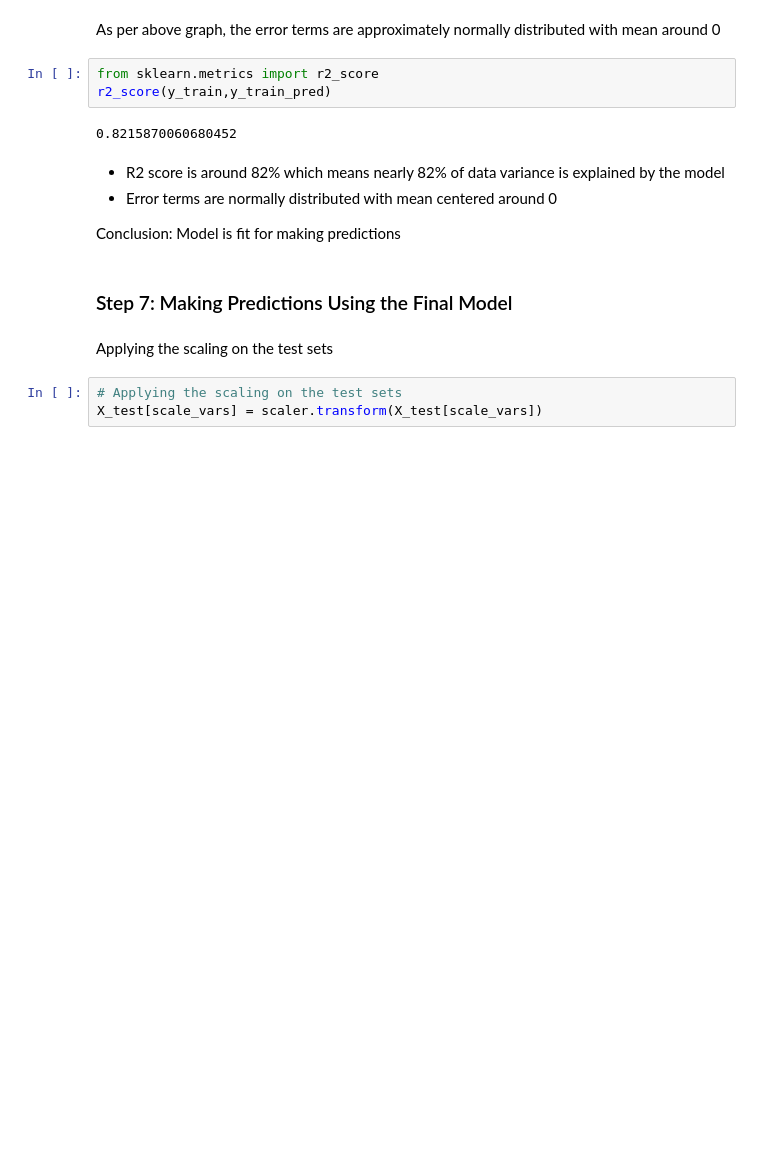
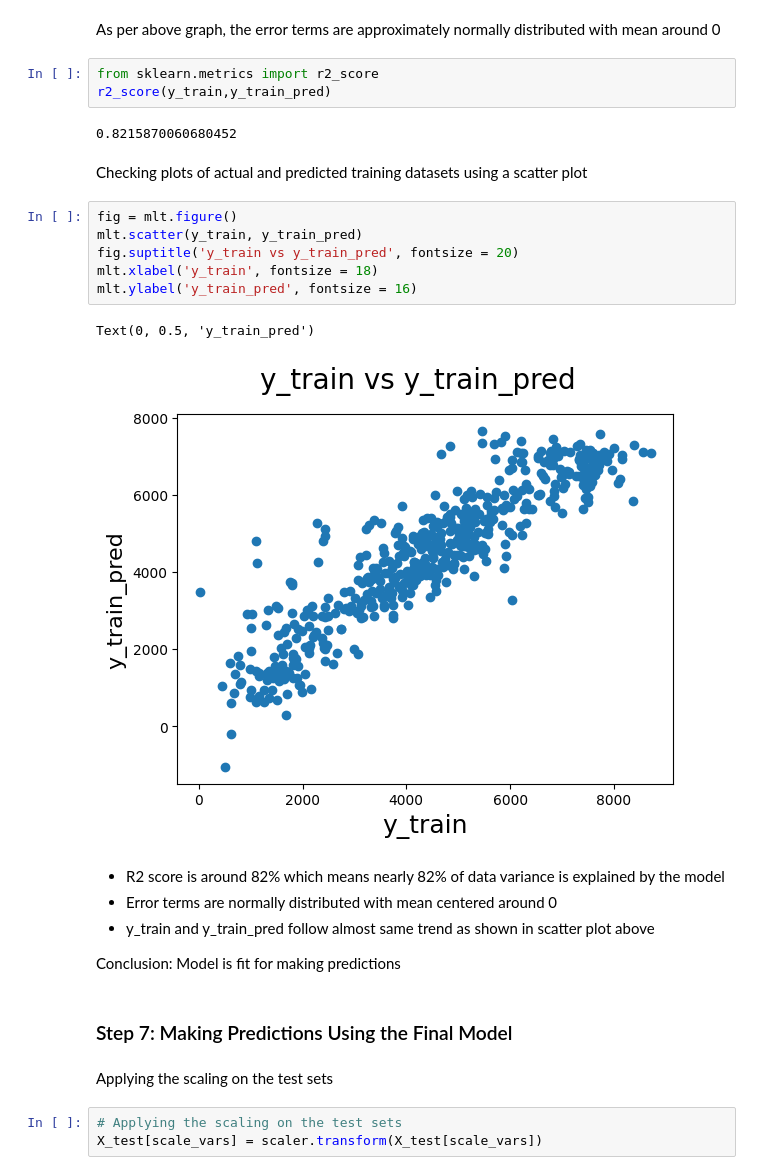
Before and after one commit to vsinhav/UpgradBikeSharingAssignment, a Jupyter notebook: Vishal.ipynb, the cells around one changed output. Saved outputs shown, nothing was run; the diff lists cells and outputs as text; blank space fills up the shorter version.

```diff
--- a/Vishal.ipynb
+++ b/Vishal.ipynb
@@ -866,9 +866,21 @@ from sklearn.metrics import r2_score
 r2_score(y_train,y_train_pred)
 # %% [output]
 0.8215870060680452
+# %% [markdown]
+Checking plots of actual and predicted training datasets using a scatter plot
+# %%
+fig = mlt.figure()
+mlt.scatter(y_train, y_train_pred)
+fig.suptitle('y_train vs y_train_pred', fontsize = 20)
+mlt.xlabel('y_train', fontsize = 18)
+mlt.ylabel('y_train_pred', fontsize = 16)
+# %% [output]
+Text(0, 0.5, 'y_train_pred')
+[figure, added]
 # %% [markdown]
 - R2 score is around 82% which means nearly 82% of data variance is explained by the model
 - Error terms are normally distributed with mean centered around 0
+- y_train and y_train_pred follow almost same trend as shown in scatter plot above
 
 Conclusion: Model is fit for making predictions
 # %% [markdown]
```
Also changed, not shown: parts of 7 cells of this notebook, 2 other files.
